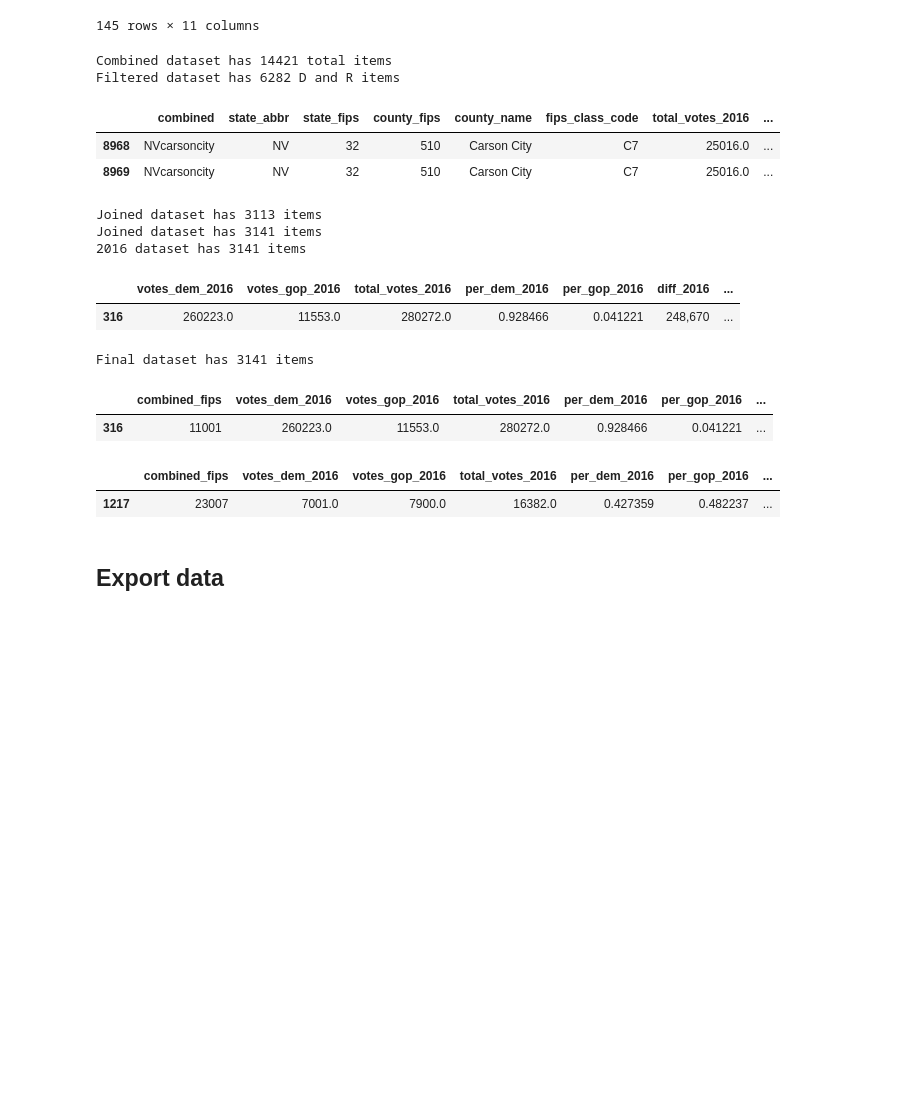
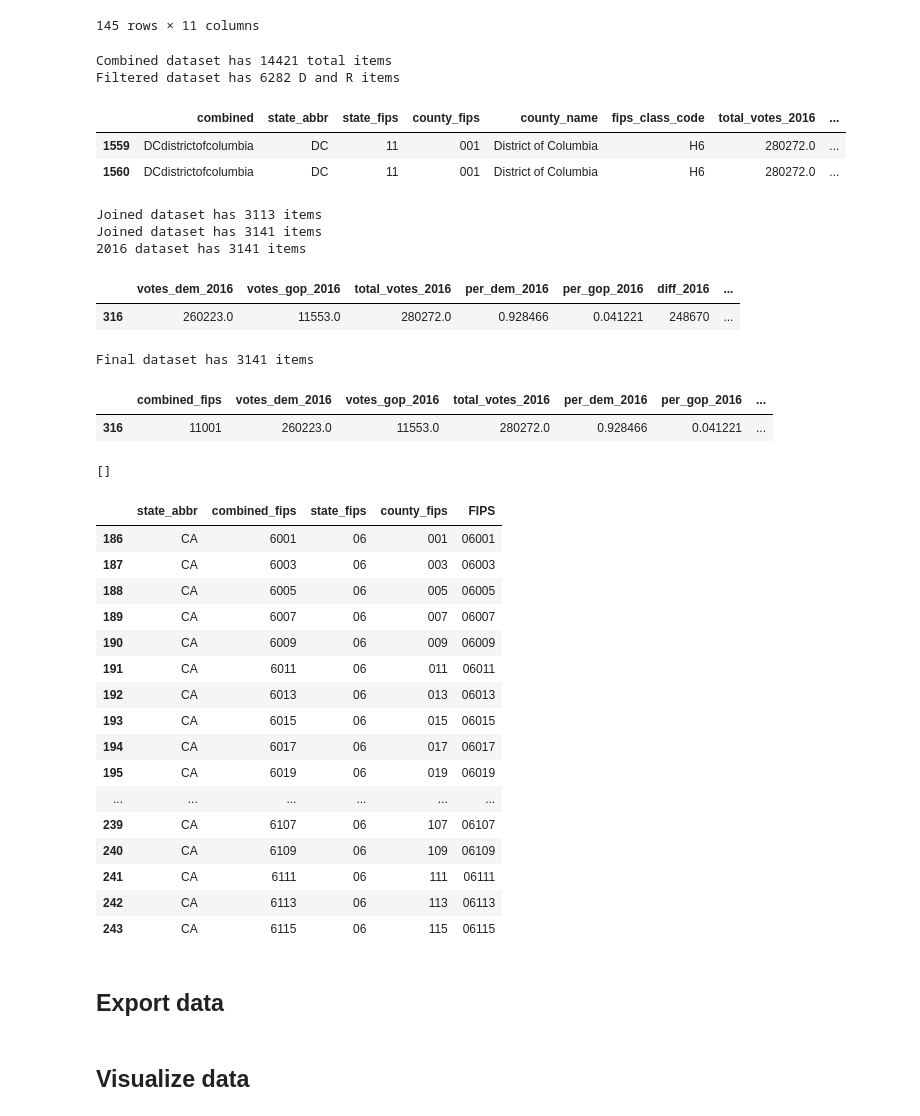
Before and after one commit to tonmcg/US_County_Level_Election_Results_08-20, a Jupyter notebook: US_County_Level_Presidential_Results_12-16.ipynb, the cells around one changed output. Saved outputs shown, nothing was run; the diff lists cells and outputs as text; code cells hidden in the pictures; blank space fills up the shorter version.

```diff
--- a/US_County_Level_Presidential_Results_12-16.ipynb
+++ b/US_County_Level_Presidential_Results_12-16.ipynb
@@ -156,8 +144,11 @@ county_level_2012[county_level_2012['combined_fips'] == '23007']
 # calculate percentage of total vote per major candidates
 county_level_2012['per_dem_2012'] = county_level_2012['votes_dem_2012'] / county_level_2012['total_votes_2012']
 county_level_2012['per_gop_2012'] = county_level_2012['votes_gop_2012'] / county_level_2012['total_votes_2012']
-county_level_2012['diff_2012'] = abs(county_level_2012['votes_gop_2012'] - county_level_2012['votes_dem_2012']).map('{:,.0f}'.format)
-county_level_2012['per_point_diff_2012'] = abs(county_level_2012['per_dem_2012'] - county_level_2012['per_gop_2012']).map('{:,.2%}'.format)
+# county_level_2012['diff_2012'] = abs(county_level_2012['votes_gop_2012'] - county_level_2012['votes_dem_2012']).map('{:,.0f}'.format)
+county_level_2012['diff_2012'] = abs(county_level_2012['votes_gop_2012'] - county_level_2012['votes_dem_2012'])
+
+# domain for % point difference is set to [-1,1] for visualization purposes
+county_level_2012['per_point_diff_2012'] = county_level_2012['per_dem_2012'] - county_level_2012['per_gop_2012']
 # view per fips code
 county_level_2012[county_level_2012['combined_fips'] == '23007']
 # %% [output]
@@ -472,13 +459,14 @@ county_level_combined['votes_gop_2016'] = county_level_combined['votes_total_201
 
 # drop party and party-level totals and other columns
 county_level_combined.drop(['party','votes_total_2016','state_abbr_r','county_name_r'], axis=1, inplace=True)
-county_level_combined[(county_level_combined['state_abbr'] == 'NV') & (county_level_combined['fips_class_code'] == 'C7')]
+
+county_level_combined[(county_level_combined['state_abbr'] == 'DC')]
 # %% [output]
 Combined dataset has 14421 total items
 Filtered dataset has 6282 D and R items
 |  | combined | state_abbr | state_fips | county_fips | county_name | fips_class_code | total_votes_2016 | ... |
-| 8968 | NVcarsoncity | NV | 32 | 510 | Carson City | C7 | 25016.0 | ... |
-| 8969 | NVcarsoncity | NV | 32 | 510 | Carson City | C7 | 25016.0 | ... |
+| 1559 | DCdistrictofcolumbia | DC | 11 | 001 | District of Columbia | H6 | 280272.0 | ... |
+| 1560 | DCdistrictofcolumbia | DC | 11 | 001 | District of Columbia | H6 | 280272.0 | ... |
 # %%
 # pivot data to consolidate
 party_pivot = pd.pivot_table(county_level_combined,index=["combined"],values=["votes_gop_2016","votes_dem_2016"],aggfunc=np.sum)
@@ -493,10 +481,9 @@ combined_pivot
 # calculate percentage of total vote per major candidates
 combined_pivot['per_dem_2016'] = combined_pivot['votes_dem_2016'] / combined_pivot['total_votes_2016']
 combined_pivot['per_gop_2016'] = combined_pivot['votes_gop_2016'] / combined_pivot['total_votes_2016']
-combined_pivot['diff_2016'] = abs(combined_pivot['votes_gop_2016'] - combined_pivot['votes_dem_2016']).map('{:,.0f}'.format)
-combined_pivot['per_point_diff_2016'] = abs(combined_pivot['per_dem_2016'] - combined_pivot['per_gop_2016']).map('{:,.2%}'.format)
-
-combined_pivot
+combined_pivot['diff_2016'] = abs(combined_pivot['votes_gop_2016'] - combined_pivot['votes_dem_2016']).astype(int)
+# combined_pivot['per_point_diff_2016'] = abs(combined_pivot['per_dem_2016'] - combined_pivot['per_gop_2016']).map('{:,.2%}'.format)
+combined_pivot['per_point_diff_2016'] = combined_pivot['per_dem_2016'] - combined_pivot['per_gop_2016']
 
 # join pivotted and unpivotted data
 right = census.set_index('combined')
@@ -505,16 +492,15 @@ right = census.set_index('combined')
 county_level_2016 = combined_pivot.join(right, lsuffix='', rsuffix='_r')
 county_level_2016 = county_level_2016.reset_index()
 print('Joined dataset has ' + str(county_level_2016.shape[0]) + ' items')
-county_level_2016
 
-# create FIPS columns for visualizations
+# create FIPS column for d3.js visualizations
 county_level_2016['combined_fips'] = county_level_2016['state_fips'].apply(lambda x: x.lstrip('0')) + county_level_2016['county_fips'].astype('str')
-county_level_2016
+# create another FIPS column for vincent visualizations
+county_level_2016['FIPS'] = county_level_2016['state_fips'].astype('str') + county_level_2016['county_fips'].astype('str')
 
 # drop irrelevant columns
 county_level_2016 = county_level_2016.drop(['combined','county_fips','state_fips','fips_class_code'], axis=1)
 print('2016 dataset has ' + str(county_level_2016.shape[0]) + ' items')
-county_level_2016
 
 # view data by selected state
 county_level_2016[county_level_2016['state_abbr'] == 'DC']
@@ -523,7 +509,7 @@ Joined dataset has 3113 items
 Joined dataset has 3141 items
 2016 dataset has 3141 items
 |  | votes_dem_2016 | votes_gop_2016 | total_votes_2016 | per_dem_2016 | per_gop_2016 | diff_2016 | ... |
-| 316 | 260223.0 | 11553.0 | 280272.0 | 0.928466 | 0.041221 | 248,670 | ... |
+| 316 | 260223.0 | 11553.0 | 280272.0 | 0.928466 | 0.041221 | 248670 | ... |
 # %%
 # join 2012 and 2016 data
 left = county_level_2016.set_index('combined_fips')
@@ -542,12 +528,35 @@ Final dataset has 3141 items
 # %%
 # gut checks
 # view number of non-unique fips codes
 a = dict(Counter(county_level_final['combined_fips']))
-county_level_final[county_level_final['combined_fips'] == '23007']
+b = list(a.values())
+print([num for num in b if num != 1])
+
+# check each state for consistency between combined, state, and county fips codes
+gut_check = county_level_final[['state_abbr','combined_fips','state_fips','county_fips','FIPS']]
+gut_check[gut_check['state_abbr'] == 'CA']
 # %% [output]
+[]
-|  | combined_fips | votes_dem_2016 | votes_gop_2016 | total_votes_2016 | per_dem_2016 | per_gop_2016 | ... |
-| 1217 | 23007 | 7001.0 | 7900.0 | 16382.0 | 0.427359 | 0.482237 | ... |
+|  | state_abbr | combined_fips | state_fips | county_fips | FIPS |
+| 186 | CA | 6001 | 06 | 001 | 06001 |
+| 187 | CA | 6003 | 06 | 003 | 06003 |
+| 188 | CA | 6005 | 06 | 005 | 06005 |
+| 189 | CA | 6007 | 06 | 007 | 06007 |
+| 190 | CA | 6009 | 06 | 009 | 06009 |
+| 191 | CA | 6011 | 06 | 011 | 06011 |
+| 192 | CA | 6013 | 06 | 013 | 06013 |
+| 193 | CA | 6015 | 06 | 015 | 06015 |
+| 194 | CA | 6017 | 06 | 017 | 06017 |
+| 195 | CA | 6019 | 06 | 019 | 06019 |
+| ... | ... | ... | ... | ... | ... |
+| 239 | CA | 6107 | 06 | 107 | 06107 |
+| 240 | CA | 6109 | 06 | 109 | 06109 |
+| 241 | CA | 6111 | 06 | 111 | 06111 |
+| 242 | CA | 6113 | 06 | 113 | 06113 |
+| 243 | CA | 6115 | 06 | 115 | 06115 |
 # %% [markdown]
 ## Export data
 # %%
 county_level_final.to_csv('US_County_Level_Presidential_Results_12-16.csv',sep=',')
+# %% [markdown]
+## Visualize data
```
Also changed, not shown: parts of 18 cells of this notebook, 1 other file.
